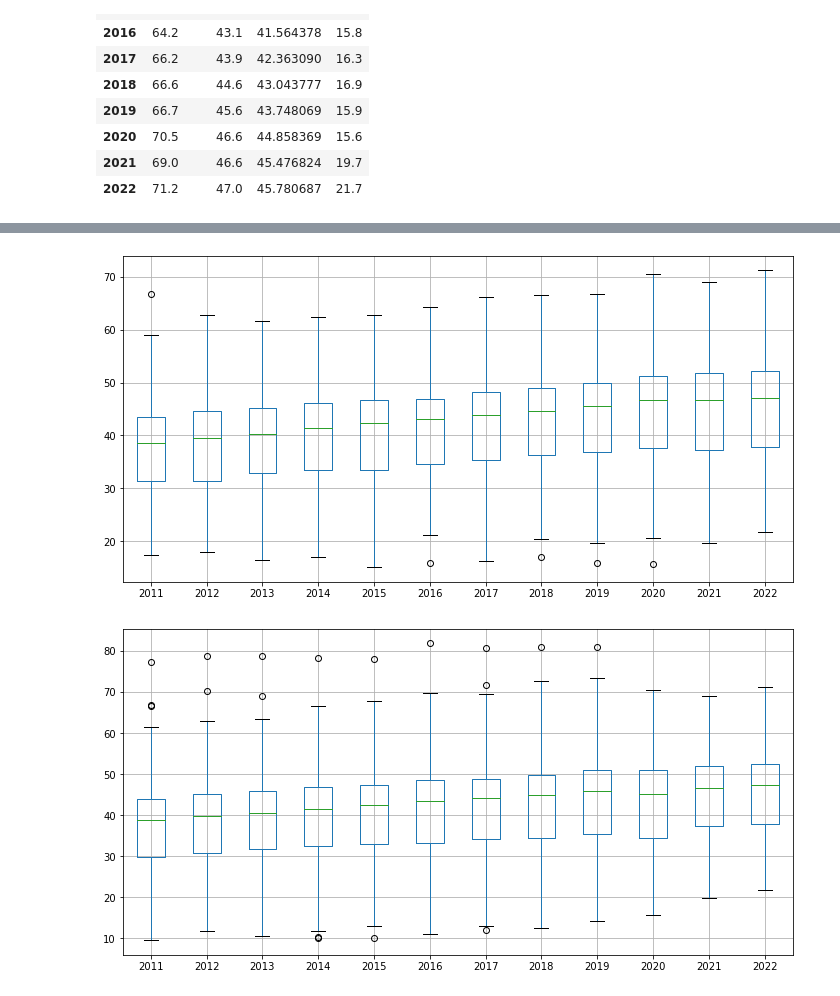
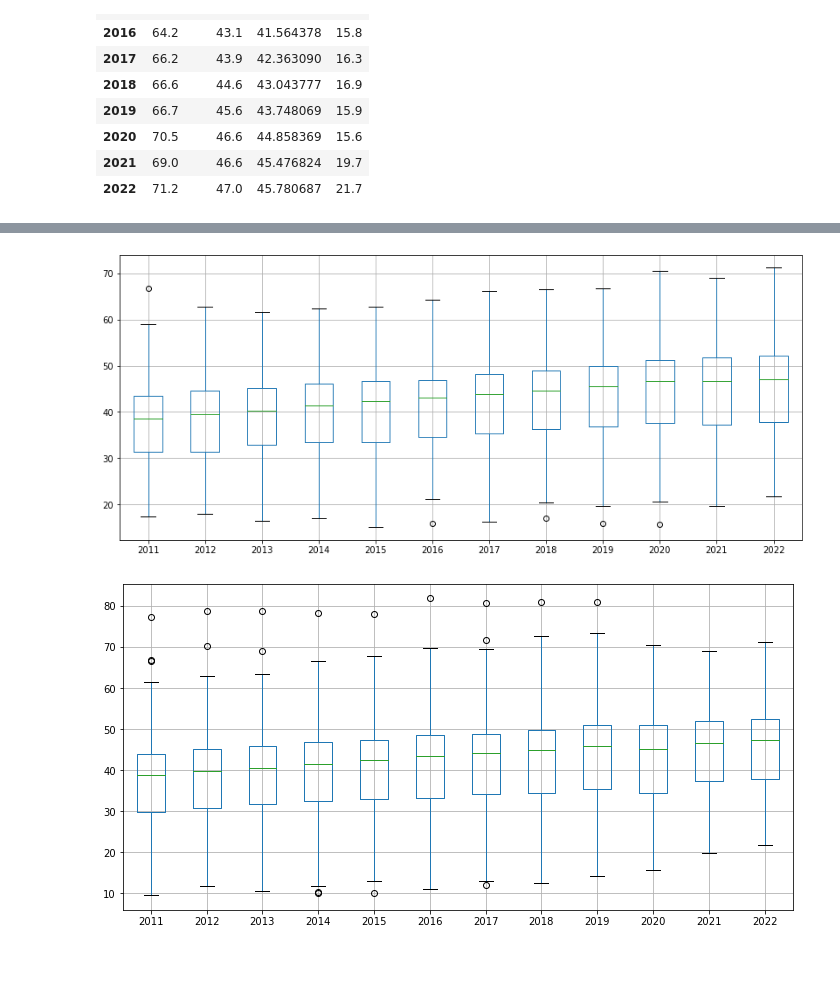
Before and after one commit to GISAdamToth/ArcGIS_Notebooks_thesis, a Jupyter notebook: eurostat/eurostat.ipynb, the cells around one changed output, grey strips where cells are left out. Drawn from its saved outputs; the diff is of its cells as text; code cells hidden in the pictures; blank space fills up the shorter version.

```diff
--- a/eurostat/eurostat.ipynb
+++ b/eurostat/eurostat.ipynb
@@ -408,7 +407,8 @@ _ = ax.set_ylabel('percentage of labour force', fontsize=12, labelpad=14.0)
 # %%
-_ = complete_hrst.boxplot(['2011','2012','2013','2014','2015','2016','2017','2018','2019','2020','2021','2022'], figsize=(12,6))
+#_ = complete_hrst.boxplot(['2011','2012','2013','2014','2015','2016','2017','2018','2019','2020','2021','2022'], figsize=(14,6))
+_ = complete_hrst.loc[:, '2011':].boxplot(figsize=(14,6))
 # %% [output]
-[figure, old version]
+[figure, new version]
 # %%
 _ = nuts2_gdf_hrst.boxplot(['2011','2012','2013','2014','2015','2016','2017','2018','2019','2020','2021','2022'], figsize=(12,6))
 # %% [output]
```
Also changed, not shown: parts of 10 cells of this notebook.
